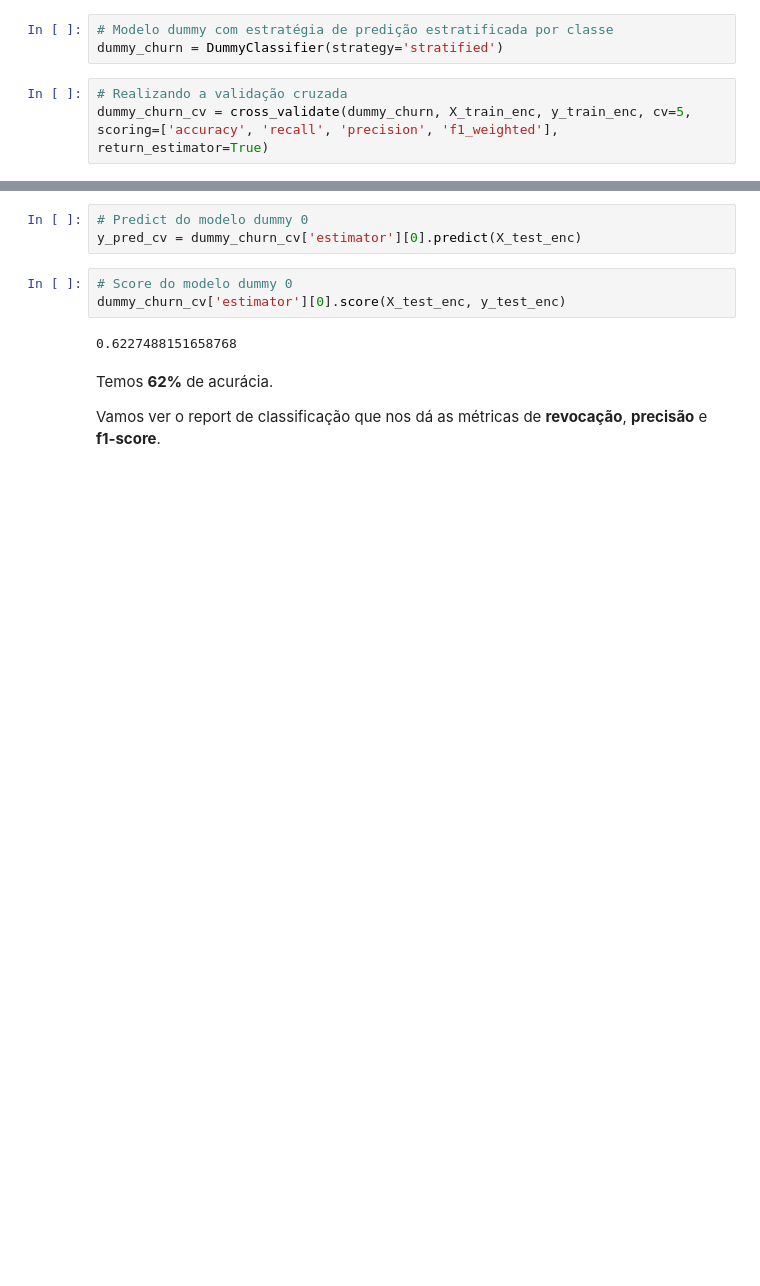
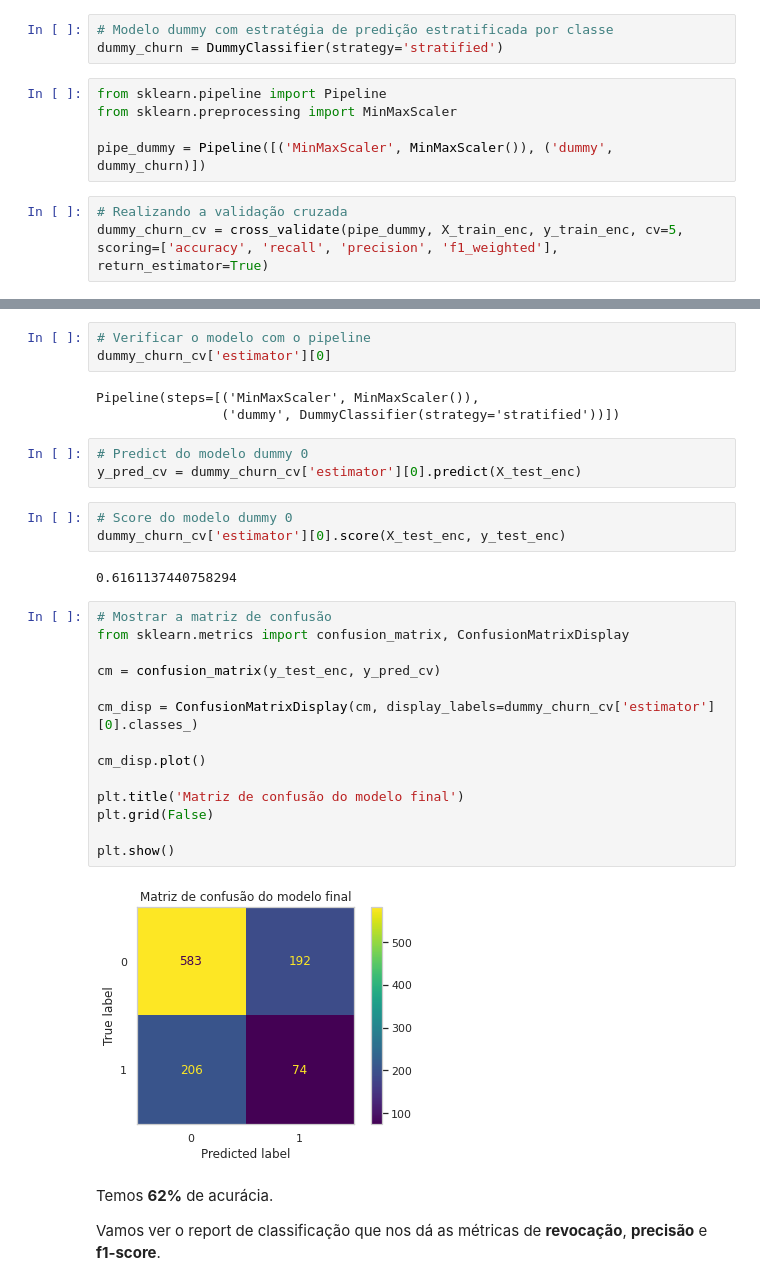
Before and after one commit to andre-almd/Alura_Challenge_Data_Science, a Jupyter notebook: Semana 03 - Modelos de Machine Learning/Challenge_Alura_Voz_Semana_3.ipynb, the cells around one changed output, grey strips where cells are left out. Saved outputs shown, nothing was run; the diff lists cells and outputs as text; blank space fills up the shorter version.

Commit message:
semana 03 com pipeline para scale

```diff
--- a/Semana 03 - Modelos de Machine Learning/Challenge_Alura_Voz_Semana_3.ipynb
+++ b/Semana 03 - Modelos de Machine Learning/Challenge_Alura_Voz_Semana_3.ipynb
@@ -322,9 +322,14 @@ from sklearn.model_selection import cross_validate
 # %%
 # Modelo dummy com estratégia de predição estratificada por classe
 dummy_churn = DummyClassifier(strategy='stratified')
+# %%
+from sklearn.pipeline import Pipeline
+from sklearn.preprocessing import MinMaxScaler
+
+pipe_dummy = Pipeline([('MinMaxScaler', MinMaxScaler()), ('dummy', dummy_churn)])
 # %%
 # Realizando a validação cruzada
-dummy_churn_cv = cross_validate(dummy_churn, X_train_enc, y_train_enc, cv=5, scoring=['accuracy', 'recall', 'precision', 'f1_weighted'], return_estimator=True)
+dummy_churn_cv = cross_validate(pipe_dummy, X_train_enc, y_train_enc, cv=5, scoring=['accuracy', 'recall', 'precision', 'f1_weighted'], return_estimator=True)
 # %%
 dummy_churn_cv
 # %% [output]
@@ -356,6 +366,12 @@ Percebemos que há uma acurácia média de 60%, com revocação e precisão muit
 
 
 A seguir, irei prever os dados de testes com um dos modelos para ver se o mesmo padrão acontece e validar a análise anterior do desbalanço.
+# %%
+# Verificar o modelo com o pipeline
+dummy_churn_cv['estimator'][0]
+# %% [output]
+Pipeline(steps=[('MinMaxScaler', MinMaxScaler()),
+                ('dummy', DummyClassifier(strategy='stratified'))])
 # %%
 # Predict do modelo dummy 0
 y_pred_cv = dummy_churn_cv['estimator'][0].predict(X_test_enc)
@@ -363,7 +379,23 @@ y_pred_cv = dummy_churn_cv['estimator'][0].predict(X_test_enc)
 # Score do modelo dummy 0
 dummy_churn_cv['estimator'][0].score(X_test_enc, y_test_enc)
 # %% [output]
-0.6227488151658768
+0.6161137440758294
+# %%
+# Mostrar a matriz de confusão
+from sklearn.metrics import confusion_matrix, ConfusionMatrixDisplay
+
+cm = confusion_matrix(y_test_enc, y_pred_cv)
+
+cm_disp = ConfusionMatrixDisplay(cm, display_labels=dummy_churn_cv['estimator'][0].classes_)
+
+cm_disp.plot()
+
+plt.title('Matriz de confusão do modelo final')
+plt.grid(False)
+
+plt.show()
+# %% [output]
+[figure, added]
 # %% [markdown]
 Temos **62%** de acurácia.
 
```
Also changed, not shown: parts of 62 cells of this notebook, 2 other files.
